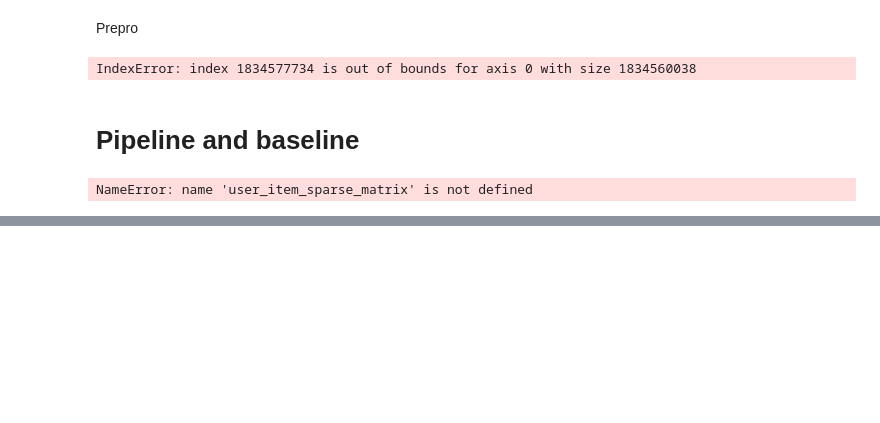
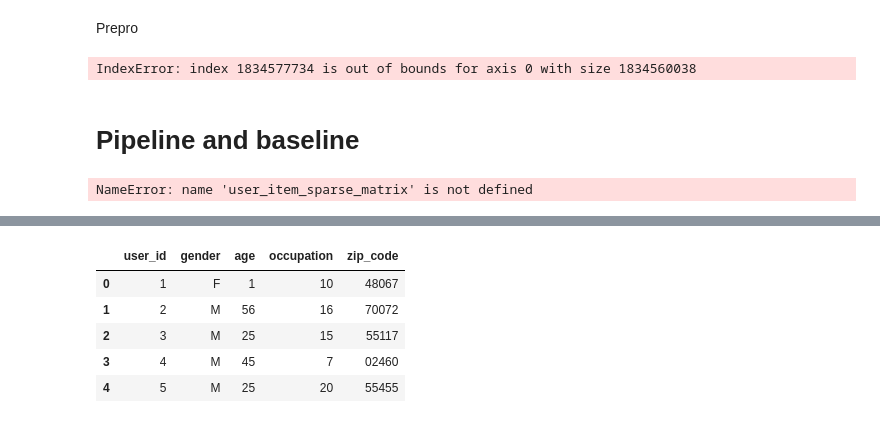
Before and after one commit to TheoDaimonn/Sber_RecSys-hack, a Jupyter notebook: recsys_baseline.ipynb, the cells around one changed output, grey strips where cells are left out. Drawn from its saved outputs; the diff is of its cells as text; code cells hidden in the pictures; blank space fills up the shorter version.

```diff
--- a/recsys_baseline.ipynb
+++ b/recsys_baseline.ipynb
@@ -146,0 +231,9 @@ NameError: name 'user_item_sparse_matrix' is not defined
+# %%
+user_features.head()
+# %% [output]
+|  | user_id | gender | age | occupation | zip_code |
+| 0 | 1 | F | 1 | 10 | 48067 |
+| 1 | 2 | M | 56 | 16 | 70072 |
+| 2 | 3 | M | 25 | 15 | 55117 |
+| 3 | 4 | M | 45 | 7 | 02460 |
+| 4 | 5 | M | 25 | 20 | 55455 |
```
Also changed, not shown: parts of 14 cells of this notebook, 3 other files.
